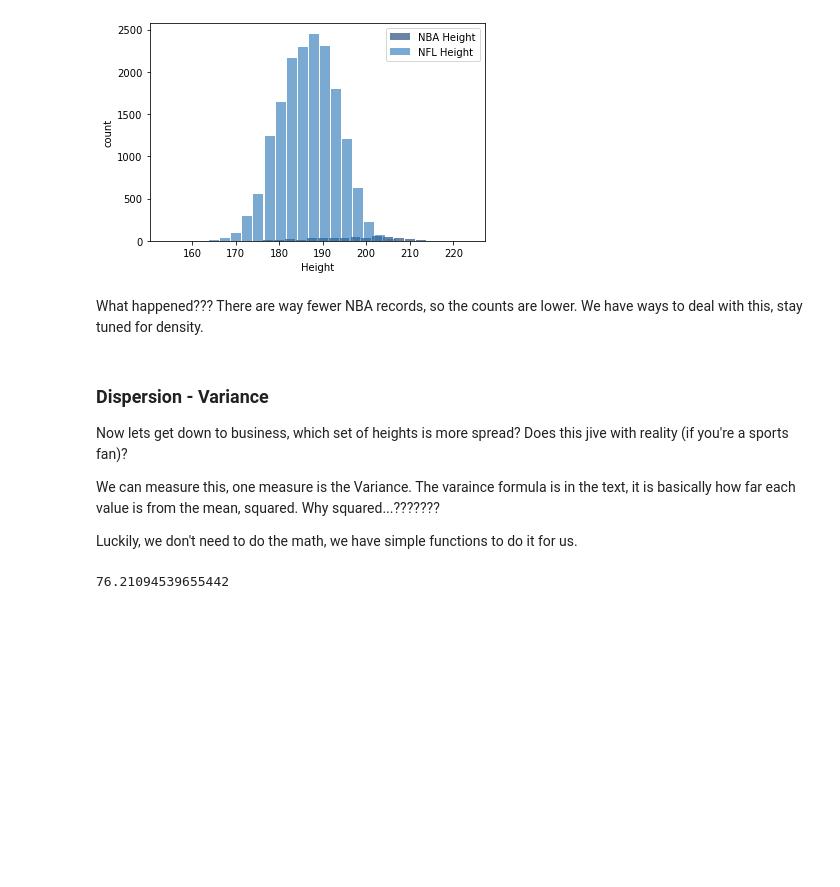
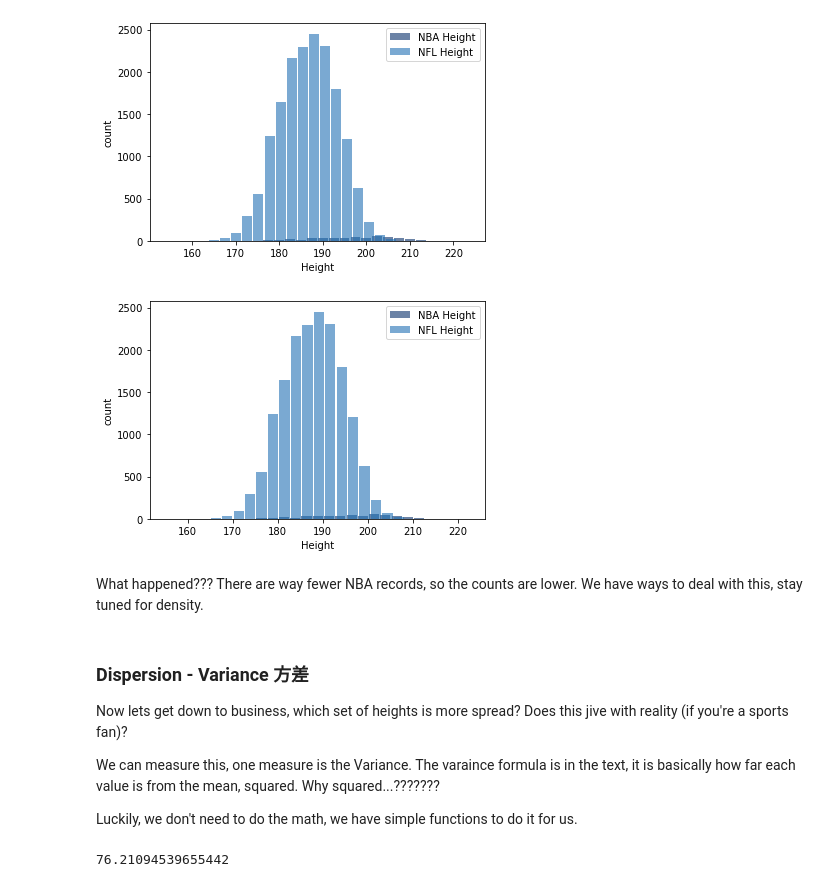
Before and after one commit to Asdukey/Basic_Stats_in_Python_Student_Workbooks, a Jupyter notebook: 003_Var_Std_Dev.ipynb, the cells around one changed output. Cells and saved outputs as stored; diff of their text form; code cells hidden in the pictures; blank space fills up the shorter version.

```diff
--- a/003_Var_Std_Dev.ipynb
+++ b/003_Var_Std_Dev.ipynb
@@ -227,10 +236,16 @@ thinkplot.Hist(nflhist)
 thinkplot.Config(xlabel='Height', ylabel='count')
 # %% [output]
 [figure]
+# %%
+thinkplot.Hist(nbahist, align='right')
+thinkplot.Hist(nflhist, align='left')
+thinkplot.Config(xlabel='Height', ylabel='count')
+# %% [output]
+[figure, added]
 # %% [markdown]
 What happened??? There are way fewer NBA records, so the counts are lower. We have ways to deal with this, stay tuned for density.
 # %% [markdown]
-### Dispersion - Variance
+### Dispersion - Variance 方差
 
 Now lets get down to business, which set of heights is more spread? Does this jive with reality (if you're a sports fan)?
 
```
Also changed, not shown: parts of 5 cells of this notebook.
